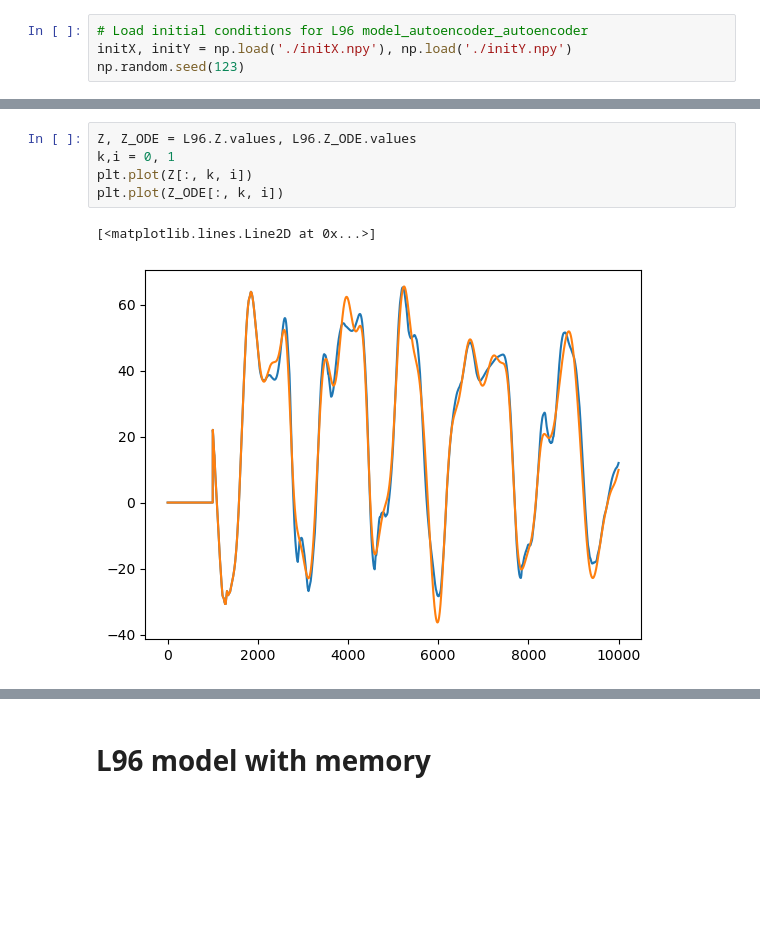
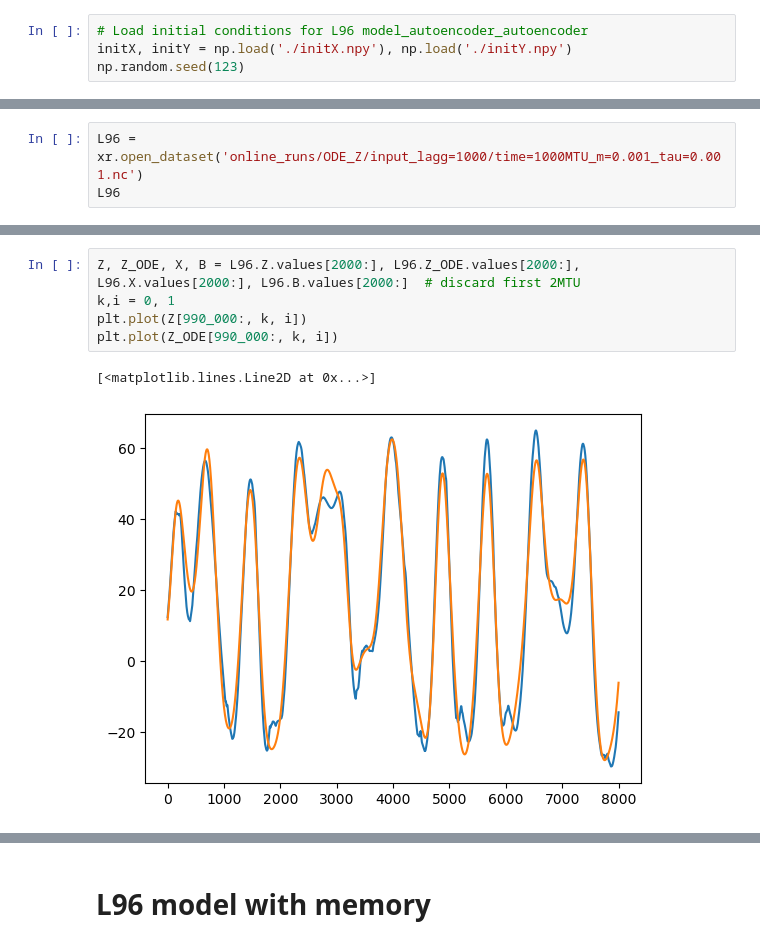
Before and after one commit to DLR-PA-EVA/schoenfeld26james_PrognosticMemoryParmeterizations, a Jupyter notebook: plots.ipynb, the cells around one changed output, grey strips where cells are left out. Saved outputs shown, nothing was run; the diff lists cells and outputs as text; blank space fills up the shorter version.

Commit message:
Added online parametrization for NN with Z_ODE

```diff
--- a/plots.ipynb
+++ b/plots.ipynb
@@ -51,0 +75,3 @@ Attributes:
+# %%
+L96 = xr.open_dataset('online_runs/ODE_Z/input_lagg=1000/time=1000MTU_m=0.001_tau=0.001.nc')
+L96
@@ -52,8 +98,8 @@ Attributes:
 # %%
-Z, Z_ODE = L96.Z.values, L96.Z_ODE.values
+Z, Z_ODE, X, B = L96.Z.values[2000:], L96.Z_ODE.values[2000:], L96.X.values[2000:], L96.B.values[2000:]  # discard first 2MTU
 k,i = 0, 1
-plt.plot(Z[:, k, i])
-plt.plot(Z_ODE[:, k, i])
+plt.plot(Z[990_000:, k, i])
+plt.plot(Z_ODE[990_000:, k, i])
 # %% [output]
 [<matplotlib.lines.Line2D at 0x...>]
-[figure, old version]
+[figure, new version]
```
Also changed, not shown: parts of 16 cells of this notebook, 2 other files.
